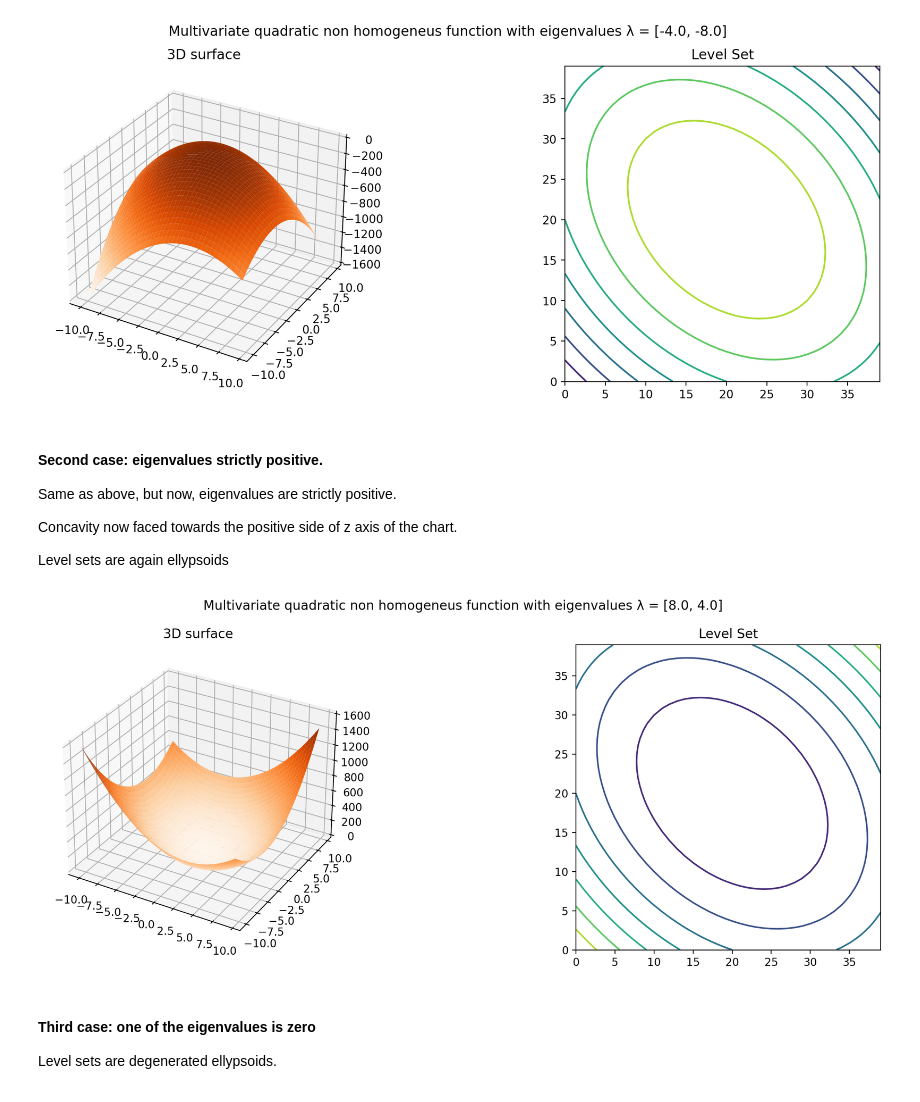
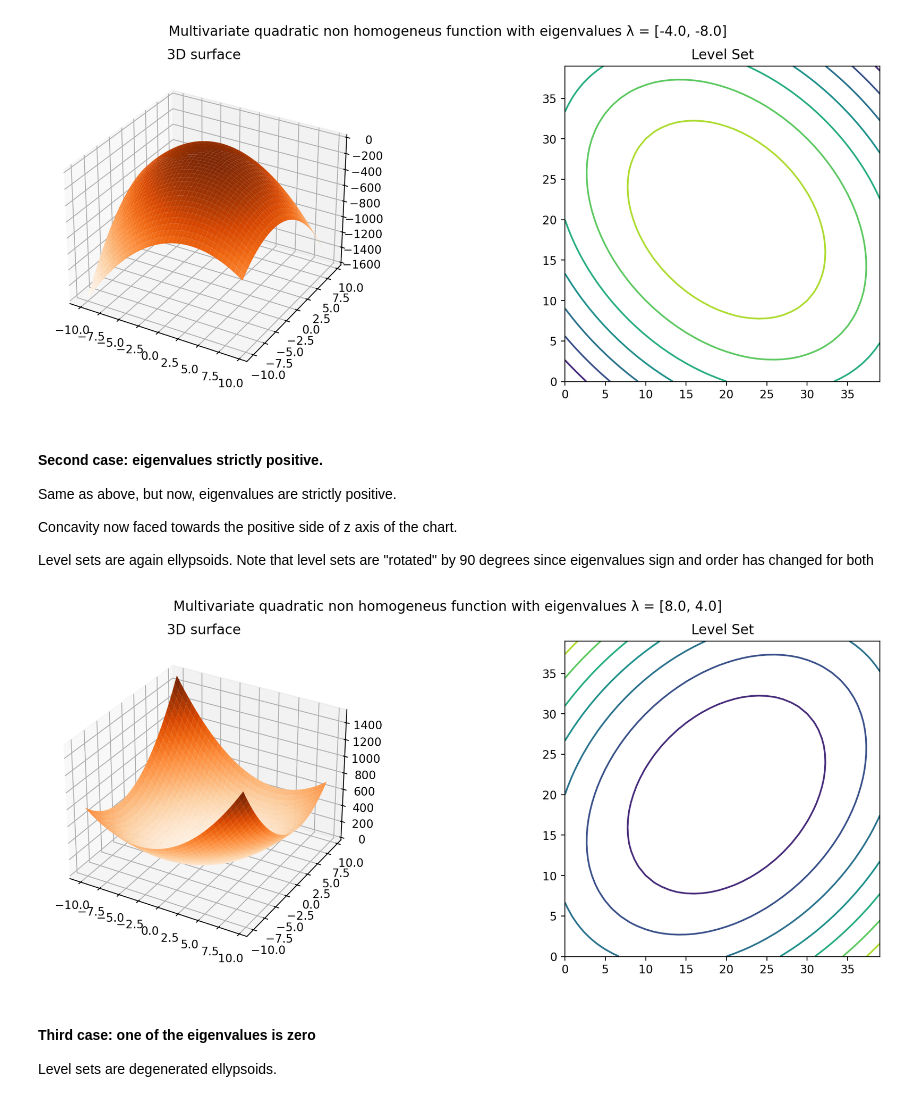
Before and after one commit to vornao/optimization-data-science-unipi, a Jupyter notebook: simple-problems.ipynb, the cells around one changed output. Drawn from its saved outputs; the diff is of its cells as text; code cells hidden in the pictures.

```diff
--- a/simple-problems.ipynb
+++ b/simple-problems.ipynb
@@ -104,12 +104,12 @@ Same as above, but now, eigenvalues are strictly positive.
 
 Concavity now faced towards the positive side of z axis of the chart.
 
-Level sets are again ellypsoids
+Level sets are again ellypsoids. Note that level sets are "rotated" by 90 degrees since eigenvalues sign and order has changed for both
 # %%
-m = np.array([[6, 2], [2, 6]]) #eigenvalues are 8, 4
+m = np.array([[6,-2], [-2, 6]]) #eigenvalues are 8, 4
 plot_mqf3D(m)
 # %% [output]
-[figure, old version]
+[figure, new version]
 # %% [markdown]
 #### Third case: one of the eigenvalues is zero
 
```
Also changed, not shown: parts of 5 cells of this notebook.
